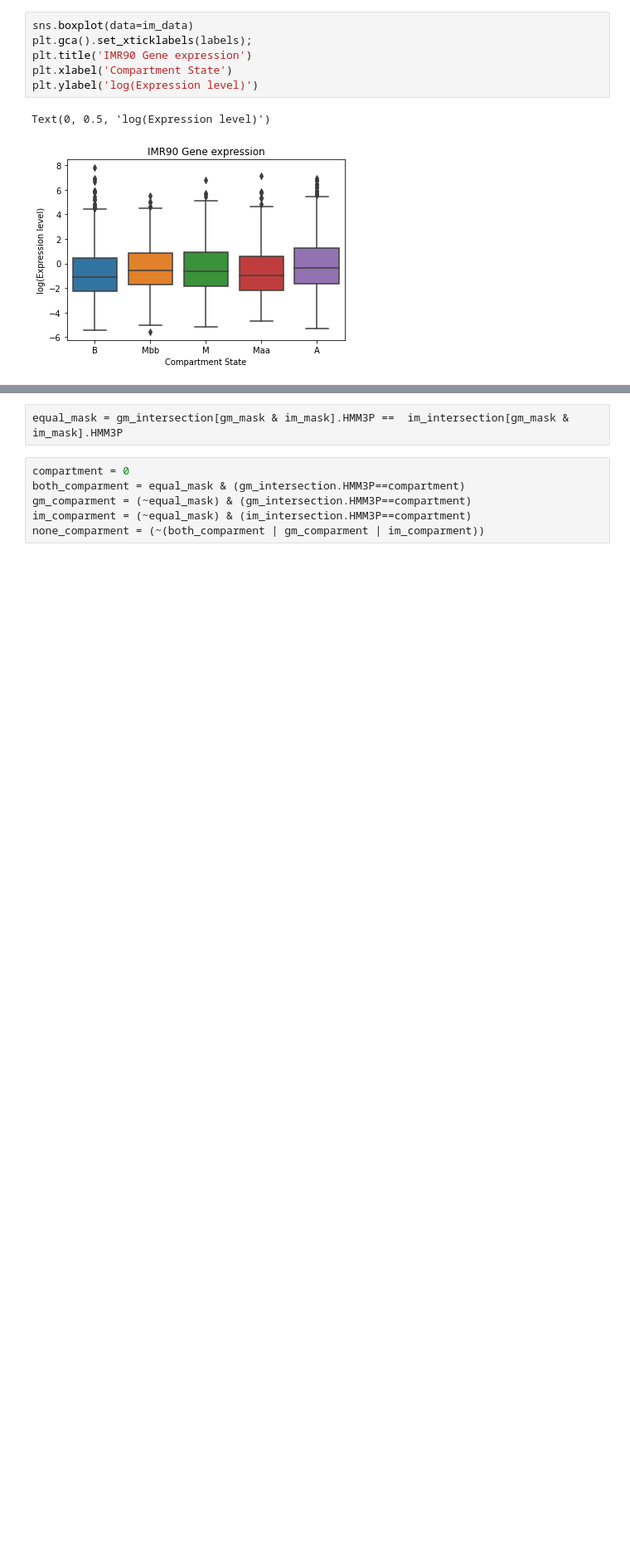
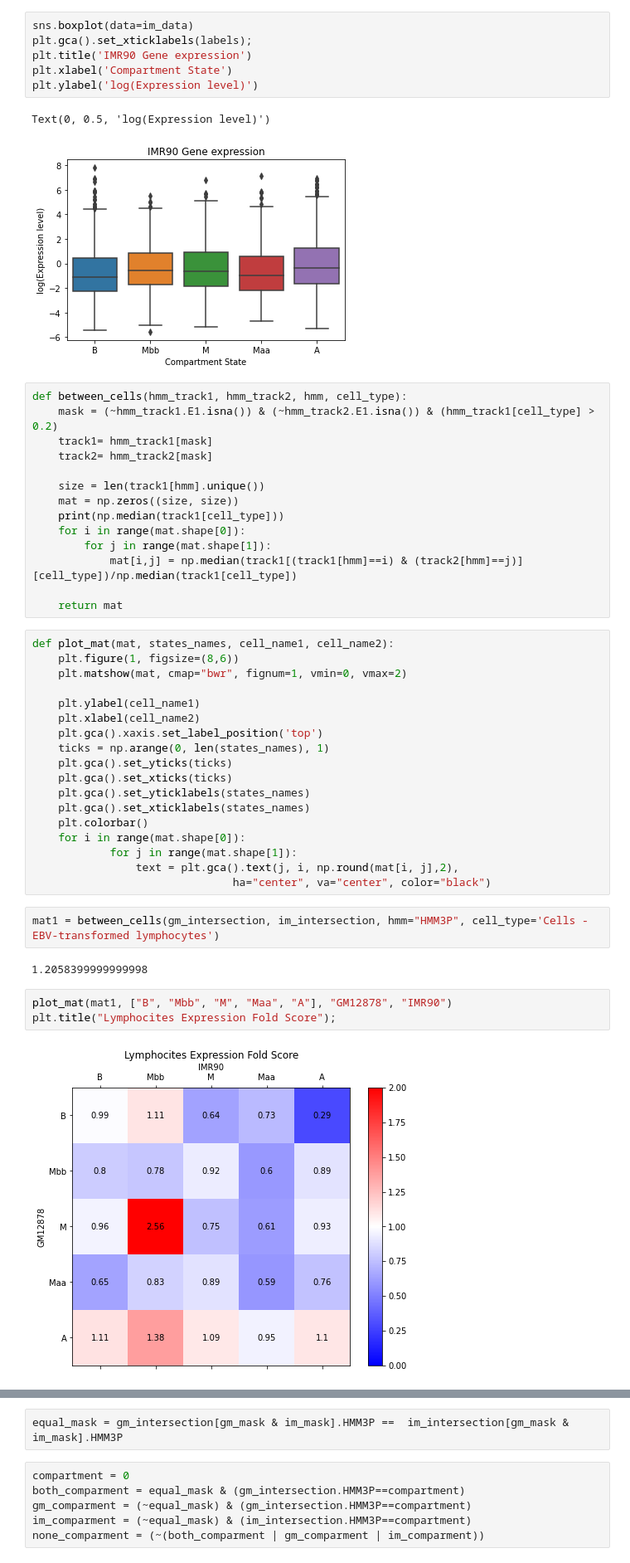
Before and after one commit to luisdiaz1997/HMM3P, a Jupyter notebook: notebooks/Figure 4 - Gene expression multicell.ipynb, the cells around one changed output, grey strips where cells are left out. Shown at 83% size. Cells and saved outputs as stored; diff of their text form; blank space fills up the shorter version.

Commit message:
added Fig4 expressions

```diff
--- a/notebooks/Figure 4 - Gene expression multicell.ipynb
+++ b/notebooks/Figure 4 - Gene expression multicell.ipynb
@@ -130,3 +130,44 @@ plt.ylabel('log(Expression level)')
 # %% [output]
 Text(0, 0.5, 'log(Expression level)')
 [figure]
+# %%
+def between_cells(hmm_track1, hmm_track2, hmm, cell_type):
+    mask = (~hmm_track1.E1.isna()) & (~hmm_track2.E1.isna()) & (hmm_track1[cell_type] > 0.2)
+    track1= hmm_track1[mask]
+    track2= hmm_track2[mask]
+
+    size = len(track1[hmm].unique())
+    mat = np.zeros((size, size))
+    print(np.median(track1[cell_type]))
+    for i in range(mat.shape[0]):
+        for j in range(mat.shape[1]):
+            mat[i,j] = np.median(track1[(track1[hmm]==i) & (track2[hmm]==j)][cell_type])/np.median(track1[cell_type])
+
+    return mat
+# %%
+def plot_mat(mat, states_names, cell_name1, cell_name2):
+    plt.figure(1, figsize=(8,6))
+    plt.matshow(mat, cmap="bwr", fignum=1, vmin=0, vmax=2)
+
+    plt.ylabel(cell_name1)
+    plt.xlabel(cell_name2)
+    plt.gca().xaxis.set_label_position('top')
+    ticks = np.arange(0, len(states_names), 1)
+    plt.gca().set_yticks(ticks)
+    plt.gca().set_xticks(ticks)
+    plt.gca().set_yticklabels(states_names)
+    plt.gca().set_xticklabels(states_names)
+    plt.colorbar()
+    for i in range(mat.shape[0]):
+            for j in range(mat.shape[1]):
+                text = plt.gca().text(j, i, np.round(mat[i, j],2),
+                               ha="center", va="center", color="black")
+# %%
+mat1 = between_cells(gm_intersection, im_intersection, hmm="HMM3P", cell_type='Cells - EBV-transformed lymphocytes')
+# %% [output]
+1.2058399999999998
+# %%
+plot_mat(mat1, ["B", "Mbb", "M", "Maa", "A"], "GM12878", "IMR90")
+plt.title("Lymphocites Expression Fold Score");
+# %% [output]
+[figure, added]
```
Also changed, not shown: parts of 2 cells of this notebook, 5 other files.
